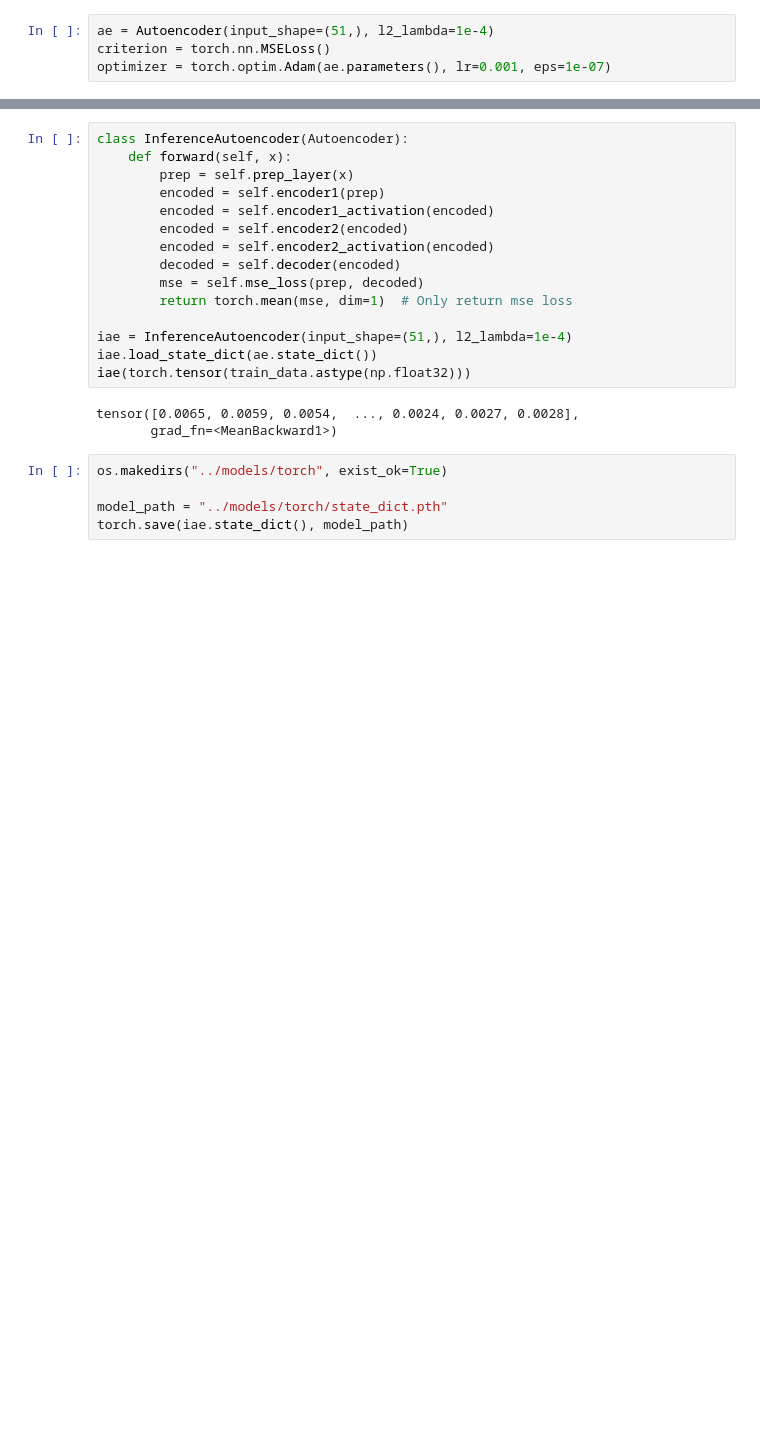
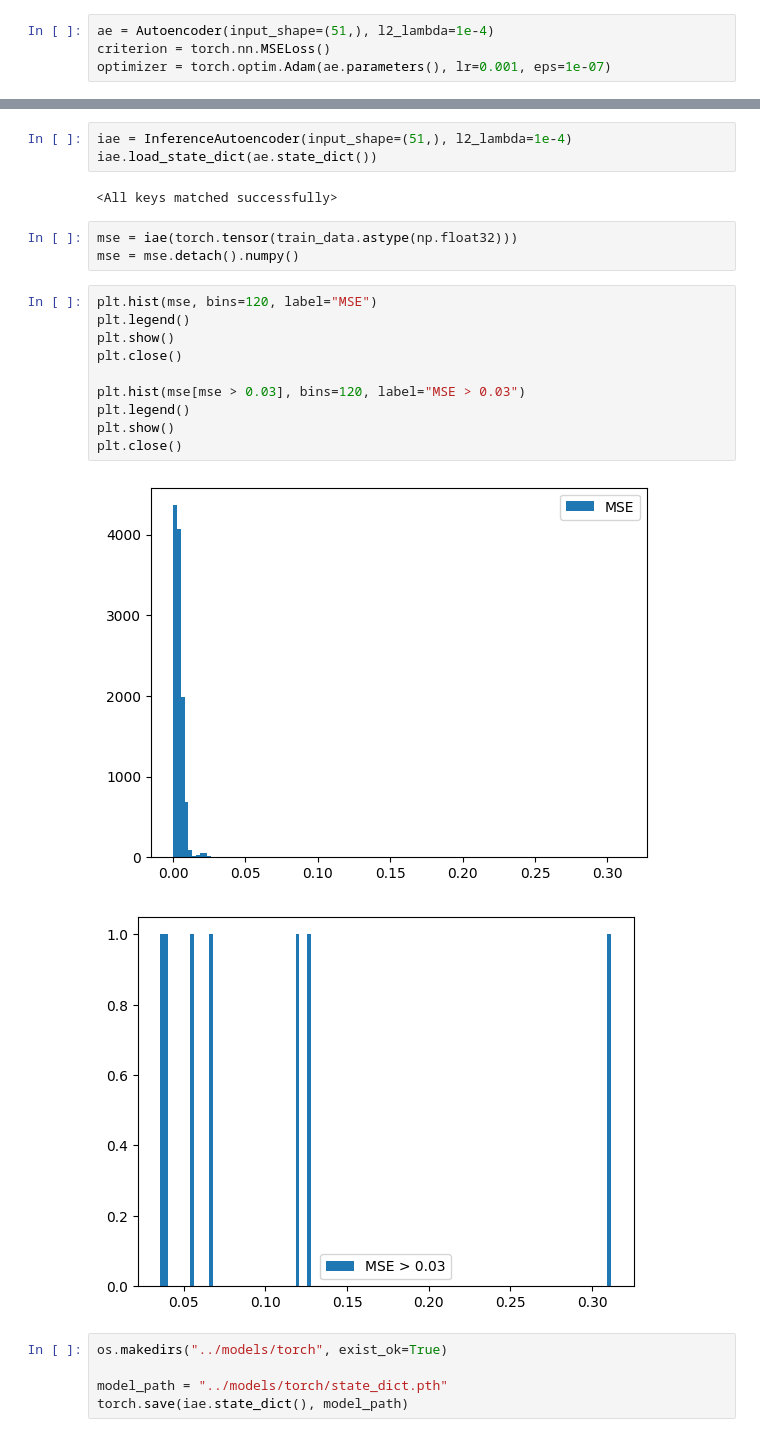
Before and after one commit to gabrielmscampos/ml_examples, a Jupyter notebook: notebooks/pytorch.ipynb, the cells around one changed output, grey strips where cells are left out. Drawn from its saved outputs; the diff is of its cells as text; blank space fills up the shorter version.

Commit message:
refactor: update pytorch notebook to plot reconstructed input mse

```diff
--- a/notebooks/pytorch.ipynb
+++ b/notebooks/pytorch.ipynb
@@ -148,21 +159,24 @@ ae(torch.tensor(train_data.astype(np.float32)))
-# %%
-class InferenceAutoencoder(Autoencoder):
-    def forward(self, x):
-        prep = self.prep_layer(x)
-        encoded = self.encoder1(prep)
-        encoded = self.encoder1_activation(encoded)
-        encoded = self.encoder2(encoded)
-        encoded = self.encoder2_activation(encoded)
-        decoded = self.decoder(encoded)
-        mse = self.mse_loss(prep, decoded)
-        return torch.mean(mse, dim=1)  # Only return mse loss
-
-iae = InferenceAutoencoder(input_shape=(51,), l2_lambda=1e-4)
-iae.load_state_dict(ae.state_dict())
-iae(torch.tensor(train_data.astype(np.float32)))
-# %% [output]
-tensor([0.0065, 0.0059, 0.0054,  ..., 0.0024, 0.0027, 0.0028],
-       grad_fn=<MeanBackward1>)
+# %%
+iae = InferenceAutoencoder(input_shape=(51,), l2_lambda=1e-4)
+iae.load_state_dict(ae.state_dict())
+# %% [output]
+<All keys matched successfully>
+# %%
+mse = iae(torch.tensor(train_data.astype(np.float32)))
+mse = mse.detach().numpy()
+# %%
+plt.hist(mse, bins=120, label="MSE")
+plt.legend()
+plt.show()
+plt.close()
+
+plt.hist(mse[mse > 0.03], bins=120, label="MSE > 0.03")
+plt.legend()
+plt.show()
+plt.close()
+# %% [output]
+[figure, added]
+[figure, added]
 # %%
 os.makedirs("../models/torch", exist_ok=True)
 
```
Also changed, not shown: parts of 4 cells of this notebook.
